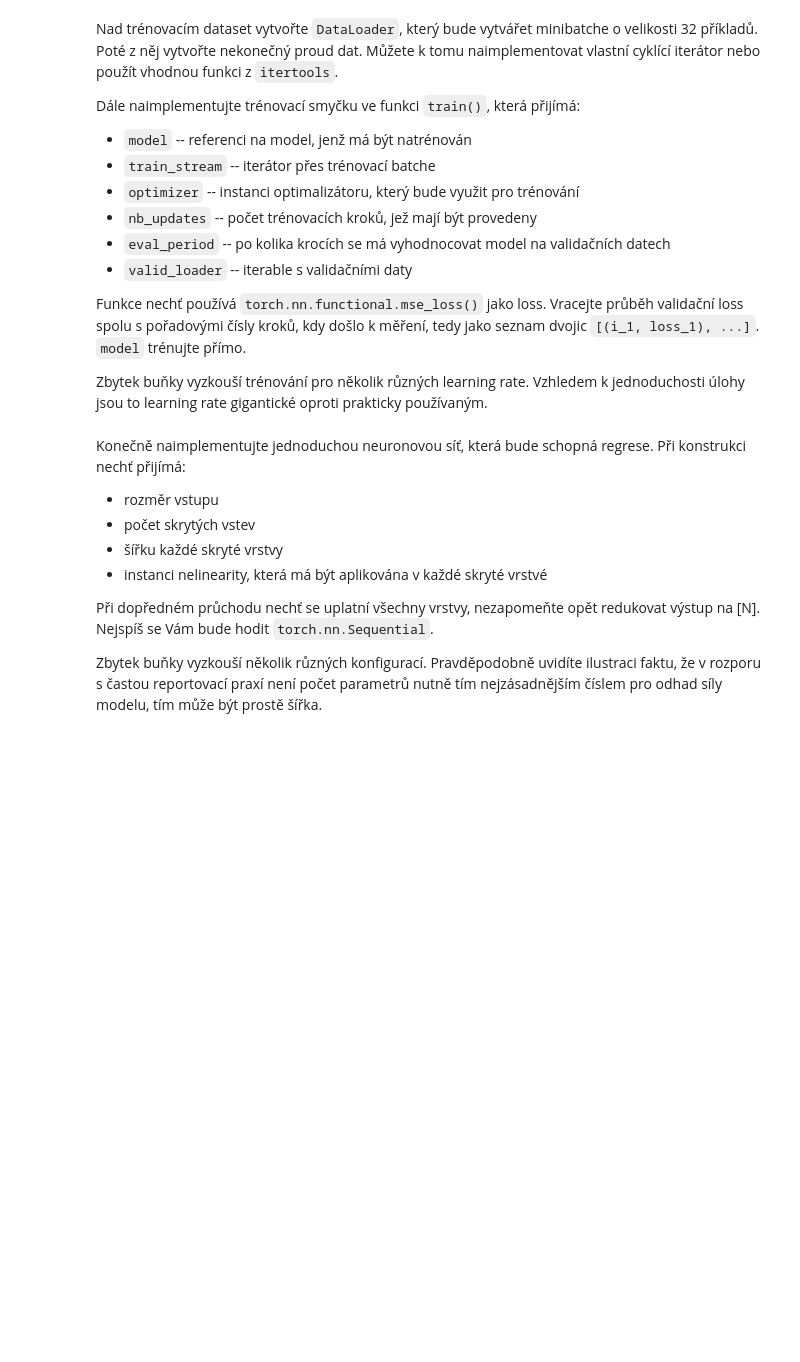
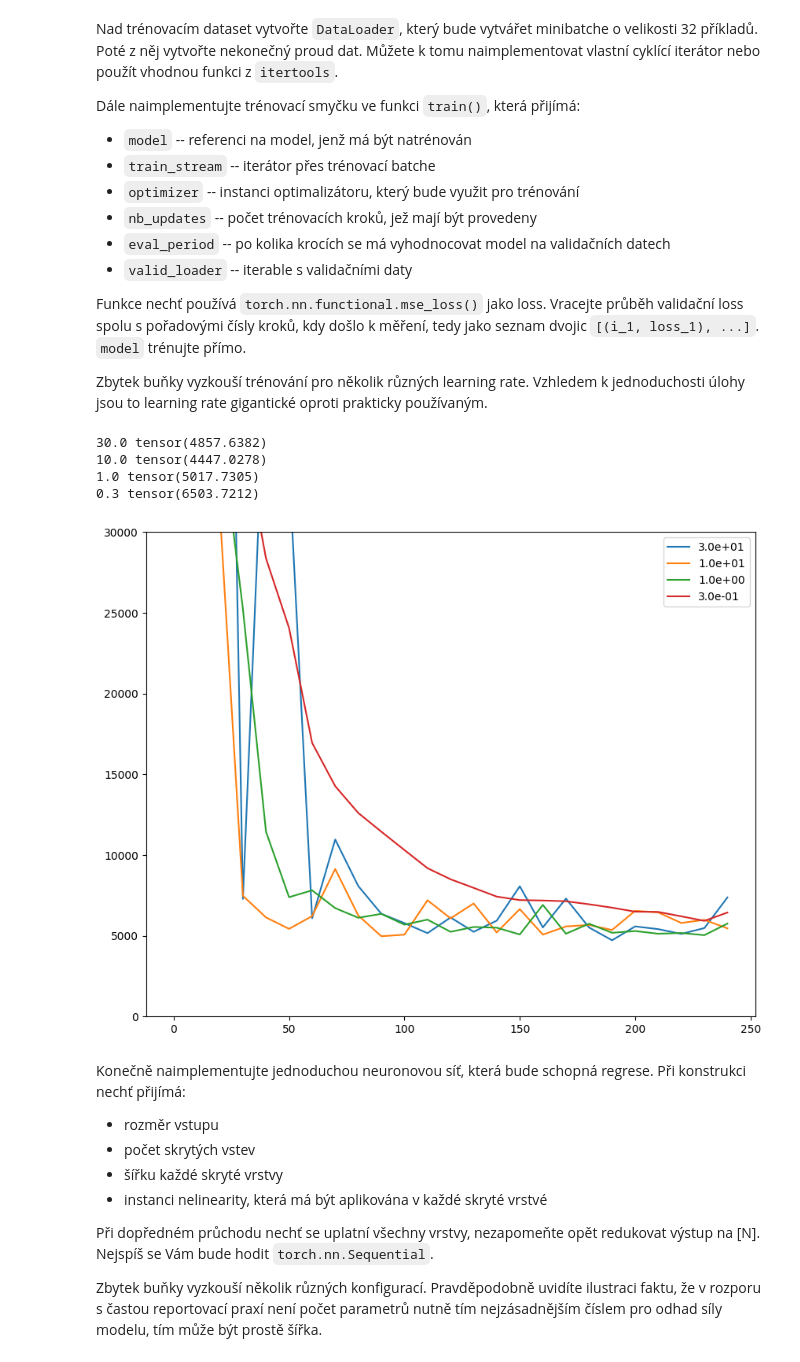
Before and after one commit to sebastianKrajnak/SUI, a Jupyter notebook: Project 3 - NN/zadani.ipynb, the cells around one changed output. Saved outputs shown, nothing was run; the diff lists cells and outputs as text; code cells hidden in the pictures; blank space fills up the shorter version.

```diff
--- a/Project 3 - NN/zadani.ipynb
+++ b/Project 3 - NN/zadani.ipynb
@@ -275,14 +275,14 @@ class MeteoDataset(torch.utils.data.Dataset):
         self.xs = data[[i for i in range(data.shape[0]) if i != target_feature]].T
 
     def __getitem__(self, idx):
-        return None
+        return self.xs[idx], self.ts[idx]
 
     def __len__(self):
-        return None
+        return self.xs.shape[0]
 
     @property
     def in_dim(self):
-        return None
+        return self.xs.shape[1]
 
 target_feature = 'tlak vzduchu'
 train_dataset = MeteoDataset(np.concatenate([mosnov, kosetice, pribyslav], axis=1), features.index(target_feature))
@@ -332,33 +334,55 @@ Vracejte průběh validační loss spolu s pořadovými čísly kroků, kdy doš
 Zbytek buňky vyzkouší trénování pro několik různých learning rate.
 Vzhledem k jednoduchosti úlohy jsou to learning rate gigantické oproti prakticky používaným.
 # %%
-train_loader = None
+from itertools import cycle
 
-train_stream = None
+train_loader = torch.utils.data.DataLoader(train_dataset, batch_size=32, shuffle=True)
+
+train_stream = cycle(train_loader)
 
 def train(model, train_stream, optimizer, nb_updates, eval_period, valid_loader):
     valid_progress = []
 
     model.train()
     for i in range(nb_updates):
-        pass
+        train_x, train_t = next(train_stream)
+        # calculate the prediction
+        pred = model(train_x)
+        #calculate the loss
+        loss = torch.nn.functional.mse_loss(pred, train_t)
+        #compute gradients
+        loss.backward()
+        #update weights
+        optimizer.step()
+        #reset gradients to zero
+        optimizer.zero_grad()
+
+        #append loss
+        if i % eval_period == 0:
+            valid_progress.append((i, evaluate(model, valid_loader).item()))
 
     return valid_progress
 
 def lr_progress(lr):
     linear_predictor = LinearRegression(train_dataset.in_dim)
     optimizer = torch.optim.Adam(linear_predictor.parameters(), lr)
     progress = train(linear_predictor, train_stream, optimizer, 250, 10, valid_loader)
     print(lr, evaluate(linear_predictor, valid_loader))
     return progress
 
 plt.figure(figsize=(10, 8))
 for lr in [3e+1, 1e+1, 1e+0, 3e-1]:
     progress = lr_progress(lr)
     plt.plot([item[0] for item in progress], [item[1] for item in progress], label=f"{lr:.1e}")
 plt.legend()
 plt.ylim(0, 30000)
 plt.show()
+# %% [output]
+30.0 tensor(4857.6382)
+10.0 tensor(4447.0278)
+1.0 tensor(5017.7305)
+0.3 tensor(6503.7212)
+[figure, added]
 # %% [markdown]
 Konečně naimplementujte jednoduchou neuronovou síť, která bude schopná regrese.
 Při konstrukci nechť přijímá:
```
Also changed, not shown: parts of 4 cells of this notebook.
